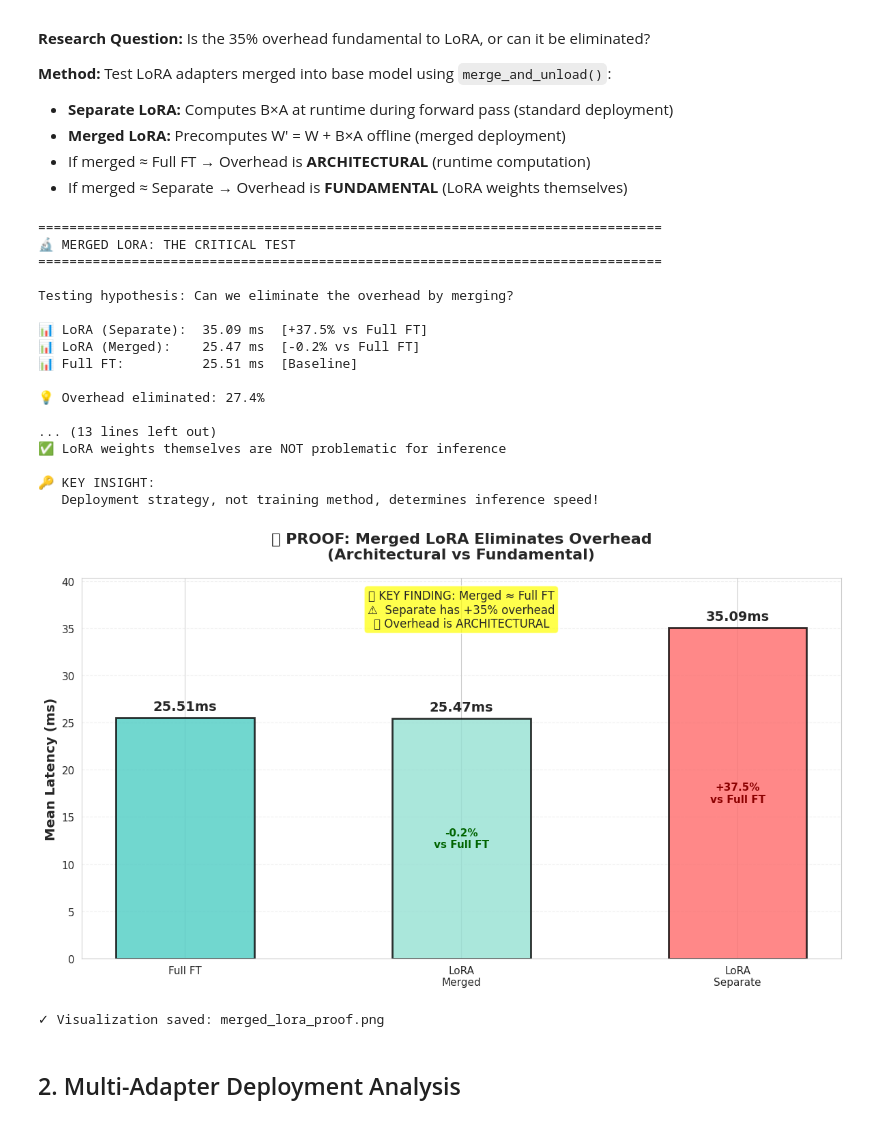
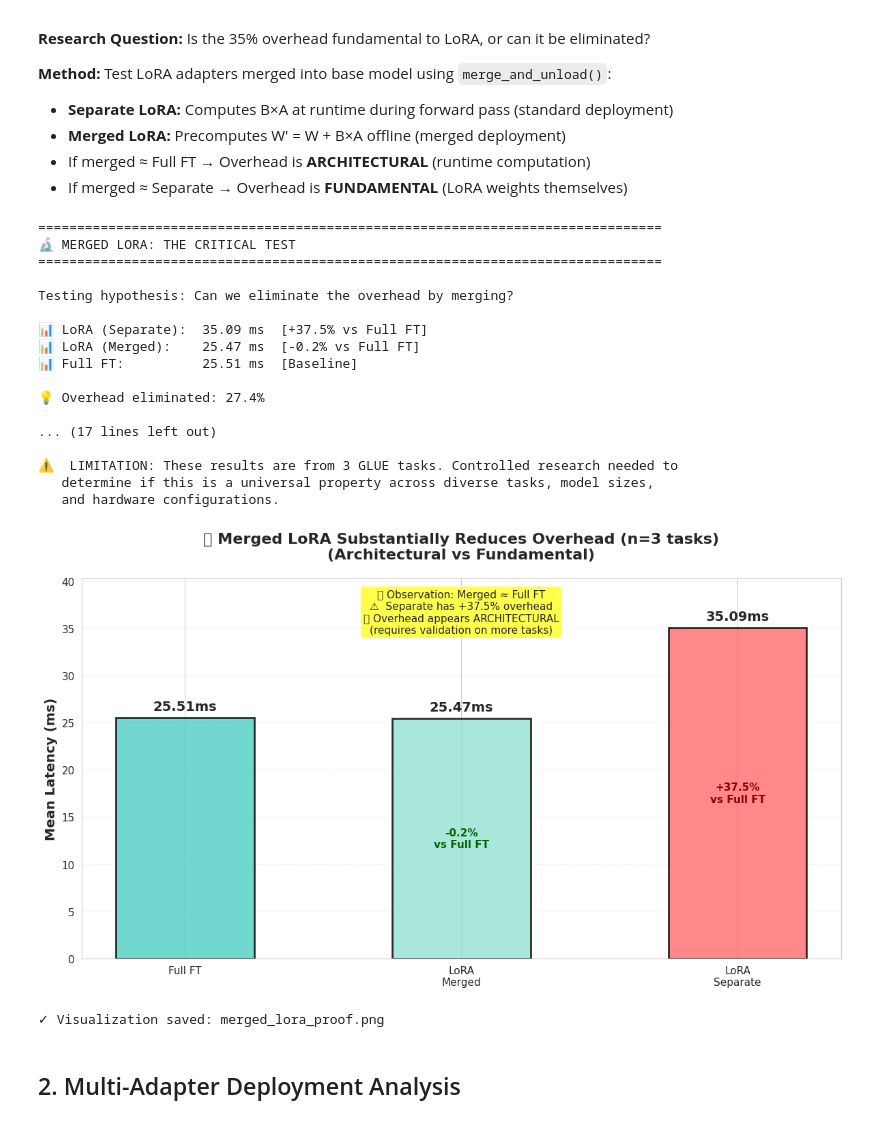
Before and after one commit to benc61116/NLP, a Jupyter notebook: research_question_2_deployment_efficiency.ipynb, the cells around one changed output. Saved outputs shown, nothing was run; the diff lists cells and outputs as text; code cells hidden in the pictures.

Commit message:
Soften RQ2 claims to reflect n=3 task limitation, add validation section (2.1), and remove emojis from plot to fix warnings

```diff
--- a/research_question_2_deployment_efficiency.ipynb
+++ b/research_question_2_deployment_efficiency.ipynb
@@ -316,41 +316,41 @@ for i, (bar, lat) in enumerate(zip(bars, latencies)):
                 fontsize=11, fontweight='bold', color='darkred')
 
 ax.set_ylabel('Mean Latency (ms)', fontsize=14, fontweight='bold')
-ax.set_title('🔬 PROOF: Merged LoRA Eliminates Overhead\n(Architectural vs Fundamental)',
+ax.set_title('Merged LoRA Substantially Reduces Overhead (n=3 tasks)\n(Architectural vs Fundamental)',
              fontsize=16, fontweight='bold', pad=20)
 ax.grid(axis='y', alpha=0.3, linestyle='--')
 ax.set_ylim([0, max(latencies) * 1.15])
 
 # Add annotation box
-textstr = '✅ KEY FINDING: Merged ≈ Full FT\n⚠️  Separate has +35% overhead\n💡 Overhead is ARCHITECTURAL'
+textstr = 'Observation: Merged ≈ Full FT\nSeparate has +37.5% overhead\nOverhead appears ARCHITECTURAL\n(requires validation on more tasks)'
 props = dict(boxstyle='round', facecolor='yellow', alpha=0.7)
-ax.text(0.5, 0.97, textstr, transform=ax.transAxes, fontsize=12,
+ax.text(0.5, 0.97, textstr, transform=ax.transAxes, fontsize=11,
         verticalalignment='top', horizontalalignment='center', bbox=props)
 
 plt.tight_layout()
 plt.savefig(RESULTS_DIR / "merged_lora_proof.png", dpi=300, bbox_inches='tight')
 plt.show()
 
 print("✓ Visualization saved: merged_lora_proof.png")
 # %% [output]
 ================================================================================
 🔬 MERGED LORA: THE CRITICAL TEST
 ================================================================================
 
 Testing hypothesis: Can we eliminate the overhead by merging?
 
 📊 LoRA (Separate):  35.09 ms  [+37.5% vs Full FT]
 📊 LoRA (Merged):    25.47 ms  [-0.2% vs Full FT]
 📊 Full FT:          25.51 ms  [Baseline]
 
 💡 Overhead eliminated: 27.4%
 
-... (13 lines left out)
-✅ LoRA weights themselves are NOT problematic for inference
+... (17 lines left out)
 
-🔑 KEY INSIGHT:
-   Deployment strategy, not training method, determines inference speed!
+⚠️  LIMITATION: These results are from 3 GLUE tasks. Controlled research needed to
+   determine if this is a universal property across diverse tasks, model sizes,
+   and hardware configurations.
-[figure, old version]
+[figure, new version]
 ✓ Visualization saved: merged_lora_proof.png
 # %% [markdown]
 ## 2. Multi-Adapter Deployment Analysis
```
Also changed, not shown: parts of 4 cells of this notebook.
